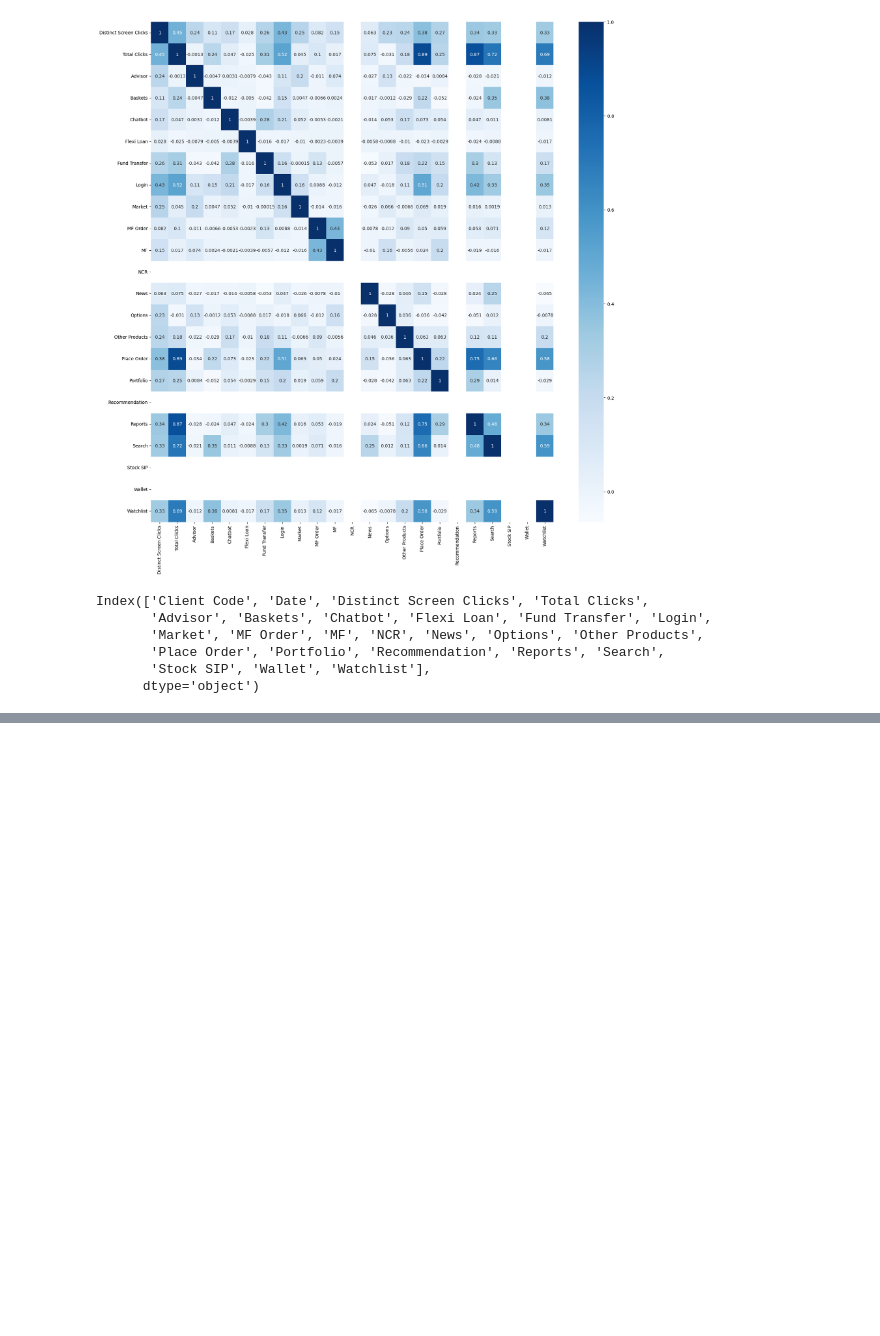
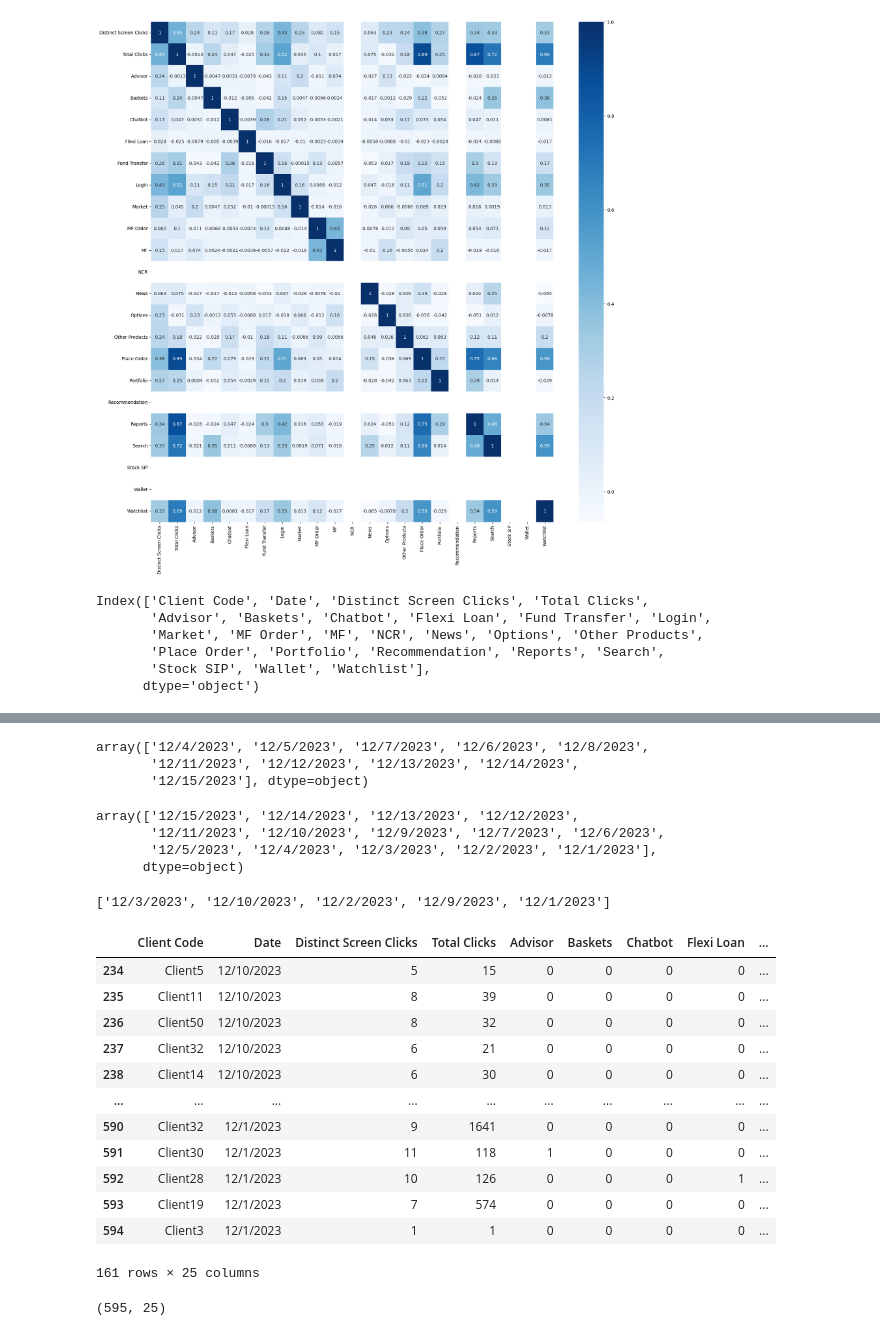
Before and after one commit to Krobo224/Alltius, a Jupyter notebook: a2.ipynb, the cells around one changed output, grey strips where cells are left out. Cells and saved outputs as stored; diff of their text form; code cells hidden in the pictures; blank space fills up the shorter version.

```diff
--- a/a2.ipynb
+++ b/a2.ipynb
@@ -182,0 +220,41 @@ Index(['Client Code', 'Date', 'Distinct Screen Clicks', 'Total Clicks',
+# %%
+new_trade_data['Date'].unique()
+# %% [output]
+array(['12/4/2023', '12/5/2023', '12/7/2023', '12/6/2023', '12/8/2023',
+       '12/11/2023', '12/12/2023', '12/13/2023', '12/14/2023',
+       '12/15/2023'], dtype=object)
+# %%
+app_clicks['Date'].unique()
+# %% [output]
+array(['12/15/2023', '12/14/2023', '12/13/2023', '12/12/2023',
+       '12/11/2023', '12/10/2023', '12/9/2023', '12/7/2023', '12/6/2023',
+       '12/5/2023', '12/4/2023', '12/3/2023', '12/2/2023', '12/1/2023'],
+      dtype=object)
+# %%
+diff_dates = list(set(list(app_clicks['Date'].unique())) - set(list(trade_data['Date'].unique())))
+# %%
+diff_dates
+# %% [output]
+['12/3/2023', '12/10/2023', '12/2/2023', '12/9/2023', '12/1/2023']
+# %%
+missing_date = app_clicks[app_clicks['Date'].isin(diff_dates)]
+# %%
+missing_date
+# %% [output]
+|  | Client Code | Date | Distinct Screen Clicks | Total Clicks | Advisor | Baskets | Chatbot | Flexi Loan | ... |
+| 234 | Client5 | 12/10/2023 | 5 | 15 | 0 | 0 | 0 | 0 | ... |
+| 235 | Client11 | 12/10/2023 | 8 | 39 | 0 | 0 | 0 | 0 | ... |
+| 236 | Client50 | 12/10/2023 | 8 | 32 | 0 | 0 | 0 | 0 | ... |
+| 237 | Client32 | 12/10/2023 | 6 | 21 | 0 | 0 | 0 | 0 | ... |
+| 238 | Client14 | 12/10/2023 | 6 | 30 | 0 | 0 | 0 | 0 | ... |
+| ... | ... | ... | ... | ... | ... | ... | ... | ... | ... |
+| 590 | Client32 | 12/1/2023 | 9 | 1641 | 0 | 0 | 0 | 0 | ... |
+| 591 | Client30 | 12/1/2023 | 11 | 118 | 1 | 0 | 0 | 0 | ... |
+| 592 | Client28 | 12/1/2023 | 10 | 126 | 0 | 0 | 0 | 1 | ... |
+| 593 | Client19 | 12/1/2023 | 7 | 574 | 0 | 0 | 0 | 0 | ... |
+| 594 | Client3 | 12/1/2023 | 1 | 1 | 0 | 0 | 0 | 0 | ... |
+161 rows × 25 columns
+# %%
+app_clicks.shape
+# %% [output]
+(595, 25)
```
Also changed, not shown: parts of 48 cells of this notebook, 1 other file.
